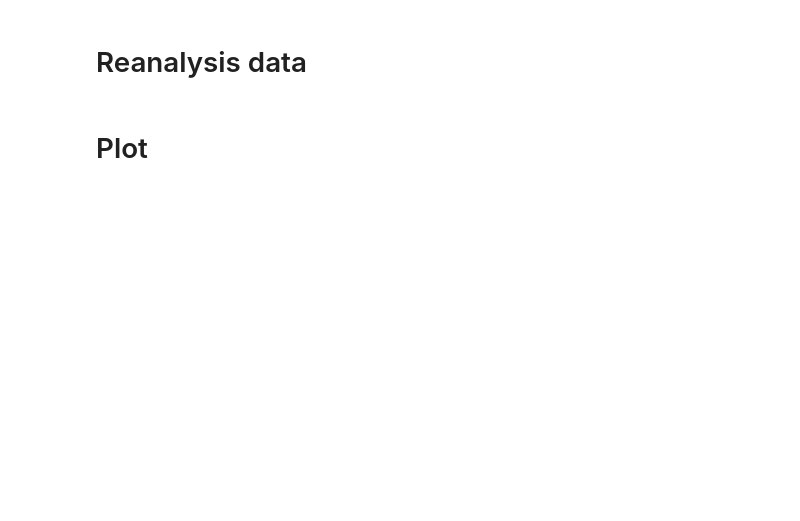
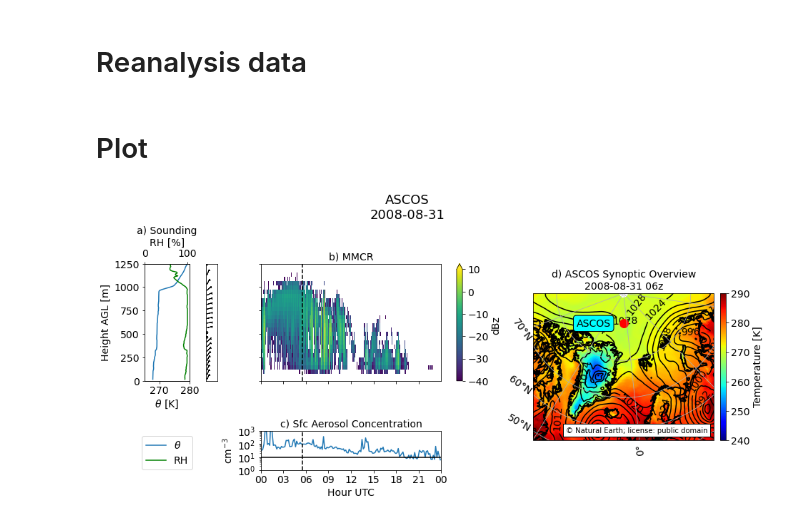
Before and after one commit to lsterzinger/2022-modeling-tenuous-arctic-clouds, a Jupyter notebook: plotting-scripts/03-ascos-obs.ipynb, the cells around one changed output. Saved outputs shown, nothing was run; the diff lists cells and outputs as text; code cells hidden in the pictures; blank space fills up the shorter version.

```diff
--- a/plotting-scripts/03-ascos-obs.ipynb
+++ b/plotting-scripts/03-ascos-obs.ipynb
@@ -67,13 +94,14 @@ t1 = np.datetime64("2008-08-31T00:00:00")
 t2 = np.datetime64("2008-09-01T00:00:00")
 snd_time = np.datetime64('2008-08-31T05:35:00')
 
-gs = GridSpec(2, 3, figure=fig, height_ratios=[3,1], width_ratios=[1,4,4])
+gs = GridSpec(2, 4, figure=fig, height_ratios=[3,1], width_ratios=[1,0.25,4,4])
 
 ax1 = fig.add_subplot(gs[0,0])
 axl = fig.add_subplot(gs[1,0])
-ax2 = fig.add_subplot(gs[0,1])
-ax3 = fig.add_subplot(gs[1,1])
-ax4 = fig.add_subplot(gs[:,2], projection=ccrs.LambertConformal(central_latitude=centlat, central_longitude=centlon))
+wind_ax = fig.add_subplot(gs[0,1])
+ax2 = fig.add_subplot(gs[0,2])
+ax3 = fig.add_subplot(gs[1,2])
+ax4 = fig.add_subplot(gs[:,3], projection=ccrs.LambertConformal(central_latitude=centlat, central_longitude=centlon))
 
 theta = pd.to_numeric(ascos_snd.ThetaC[0:-2] + 273.15)
 alt = pd.to_numeric(ascos_snd.Height[0:-2])
@@ -86,6 +114,18 @@ ax1.set_xlim(265, 280)
 ax1.set_xlabel("$\\theta$ [K]")
 ax1.set_ylabel('Height AGL [m]')
 ax1.set_title("a) Sounding")
+
+plt.draw()
+
+# wind barbs
+# divider = make_axes_locatable(ax1)
+# wind_ax = divider.new_horizontal(size='10%', pad=2)
+wind_ax.sharey(ax1)
+wind_ax.get_xaxis().set_visible(False)
+wind_ax.get_yaxis().set_visible(False)
+fig.add_axes(wind_ax)
+wind_ax.barbs(np.zeros(len(walt)), walt, u, v, length=4)
+wind_ax.set_xlim(-0.5,4)
 
 rh = pd.to_numeric(ascos_snd.Rhl[0:-2])
 
@@ -103,6 +143,7 @@ axl.spines['bottom'].set_visible(False)
 axl.spines['left'].set_visible(False)
 axl.get_xaxis().set_ticks([])
 axl.get_yaxis().set_ticks([])
+
 
 
 
@@ -129,7 +170,8 @@ ax3.axhline(10, color='k')
 # ax3.set_yticks([10, 100,200])
 ax3.set_title("c) Sfc Aerosol Concentration")
 # # ax3.set_xticklabels(ax3.get_xticks(), rotation=45, ha="right")
-ax3.xaxis.set_major_formatter(mdates.DateFormatter('%Hz'))
+ax3.xaxis.set_major_formatter(mdates.DateFormatter('%H'))
+ax3.set_xlabel("Hour UTC")
 ax3.set_ylabel('cm$^{-3}$')
 ax3.axvline(snd_time, color='k', linestyle='dashed')
 
@@ -153,30 +195,32 @@ text_kwargs = dict(verticalalignment='center', horizontalalignment='right', tran
             'alpha' : 1,
             'boxstyle' : 'round',
             'zorder':10
         }
 )
 ax4.plot(loc.lon, loc.lat, marker='o', color='red', markersize=12, transform=ccrs.PlateCarree())
 ax4.text(loc.lon, loc.lat, loc.name, **text_kwargs)
 
 ax4.coastlines(color='k', linewidth=2)
 
 text = AnchoredText('© Natural Earth; license: public domain',
                     loc=4, prop={'size': 10}, frameon=True)
 ax4.add_artist(text)
 
 
 ax4.set_title(f"d) {loc.name} Synoptic Overview\n{stime}")
 plt.suptitle("ASCOS\n2008-08-31")
 
 plt.draw()
 posn = ax4.get_position()
 cbar_ax = fig.add_axes([0, 0, 0.1, 0.1])
 cbar_ax.set_position([posn.x0 + posn.width + 0.01, posn.y0, 0.01, posn.height])
 
 plt.colorbar(t, label='Temperature [K]', cax=cbar_ax)
 
 
 
 # plt.tight_layout()
 
 plt.savefig("fig03.png", facecolor="w", dpi=300)
+# %% [output]
+[figure, added]
```
Also changed, not shown: parts of 4 cells of this notebook, 5 other files.
